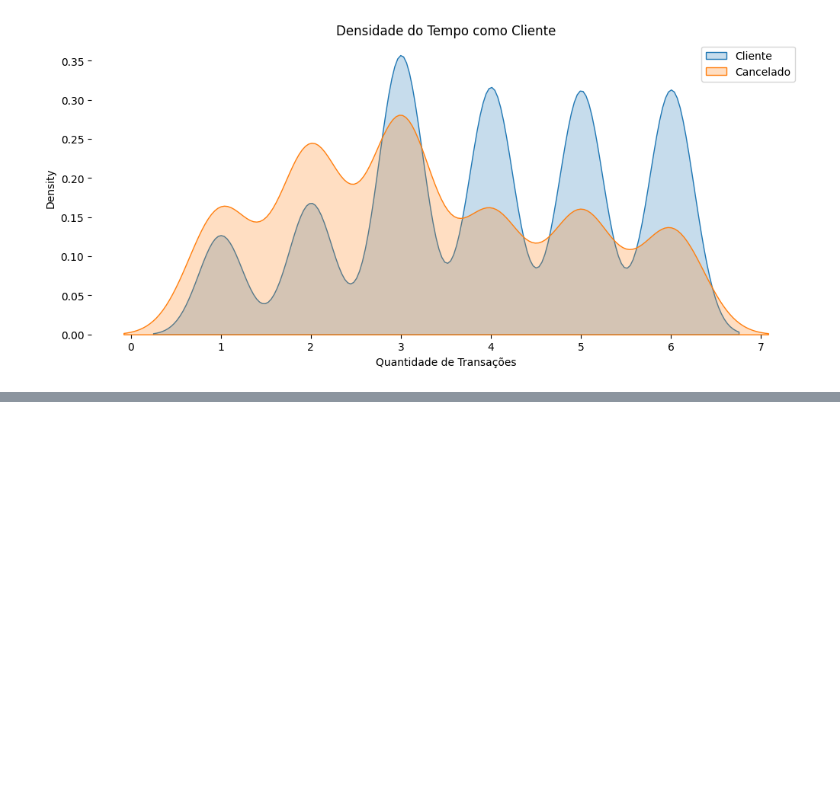
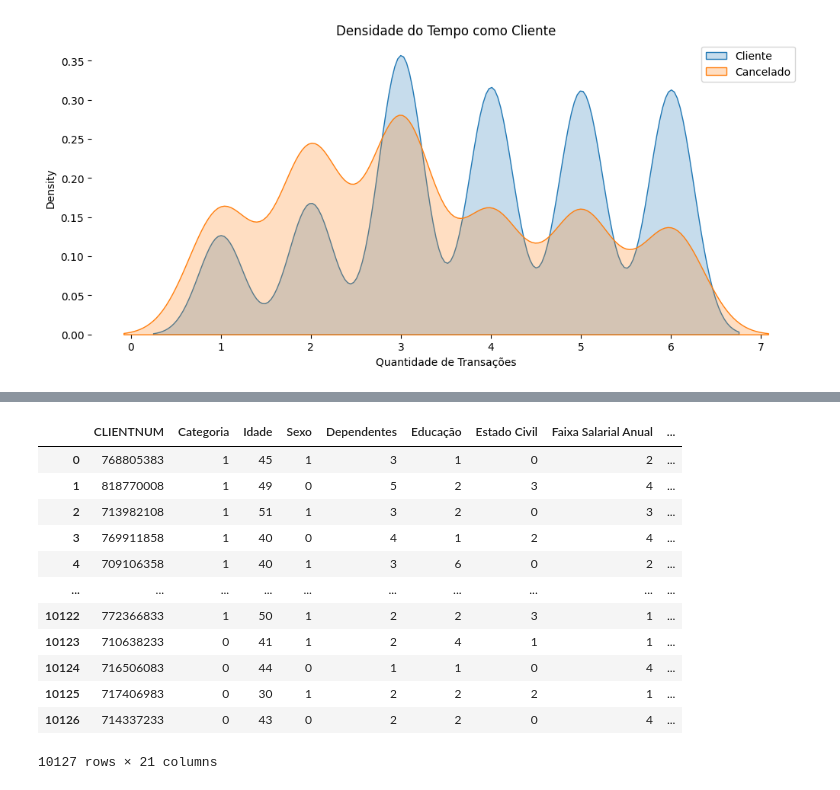
Before and after one commit to fonsecadados/DataScienceChallenges, a Jupyter notebook: Desafio_2/Desafio_2.ipynb, the cells around one changed output, grey strips where cells are left out. Drawn from its saved outputs; the diff is of its cells as text; code cells hidden in the pictures; blank space fills up the shorter version.

```diff
--- a/Desafio_2/Desafio_2.ipynb
+++ b/Desafio_2/Desafio_2.ipynb
@@ -450,0 +468,16 @@ importances.sort_values(ascending=False).plot(kind='barh')
+# %%
+df_encoded
+# %% [output]
+|  | CLIENTNUM | Categoria | Idade | Sexo | Dependentes | Educação | Estado Civil | Faixa Salarial Anual | ... |
+| 0 | 768805383 | 1 | 45 | 1 | 3 | 1 | 0 | 2 | ... |
+| 1 | 818770008 | 1 | 49 | 0 | 5 | 2 | 3 | 4 | ... |
+| 2 | 713982108 | 1 | 51 | 1 | 3 | 2 | 0 | 3 | ... |
+| 3 | 769911858 | 1 | 40 | 0 | 4 | 1 | 2 | 4 | ... |
+| 4 | 709106358 | 1 | 40 | 1 | 3 | 6 | 0 | 2 | ... |
+| ... | ... | ... | ... | ... | ... | ... | ... | ... | ... |
+| 10122 | 772366833 | 1 | 50 | 1 | 2 | 2 | 3 | 1 | ... |
+| 10123 | 710638233 | 0 | 41 | 1 | 2 | 4 | 1 | 1 | ... |
+| 10124 | 716506083 | 0 | 44 | 0 | 1 | 1 | 0 | 4 | ... |
+| 10125 | 717406983 | 0 | 30 | 1 | 2 | 2 | 2 | 1 | ... |
+| 10126 | 714337233 | 0 | 43 | 0 | 2 | 2 | 0 | 4 | ... |
+10127 rows × 21 columns
```
Also changed, not shown: parts of 3 cells of this notebook, 2 other files.
